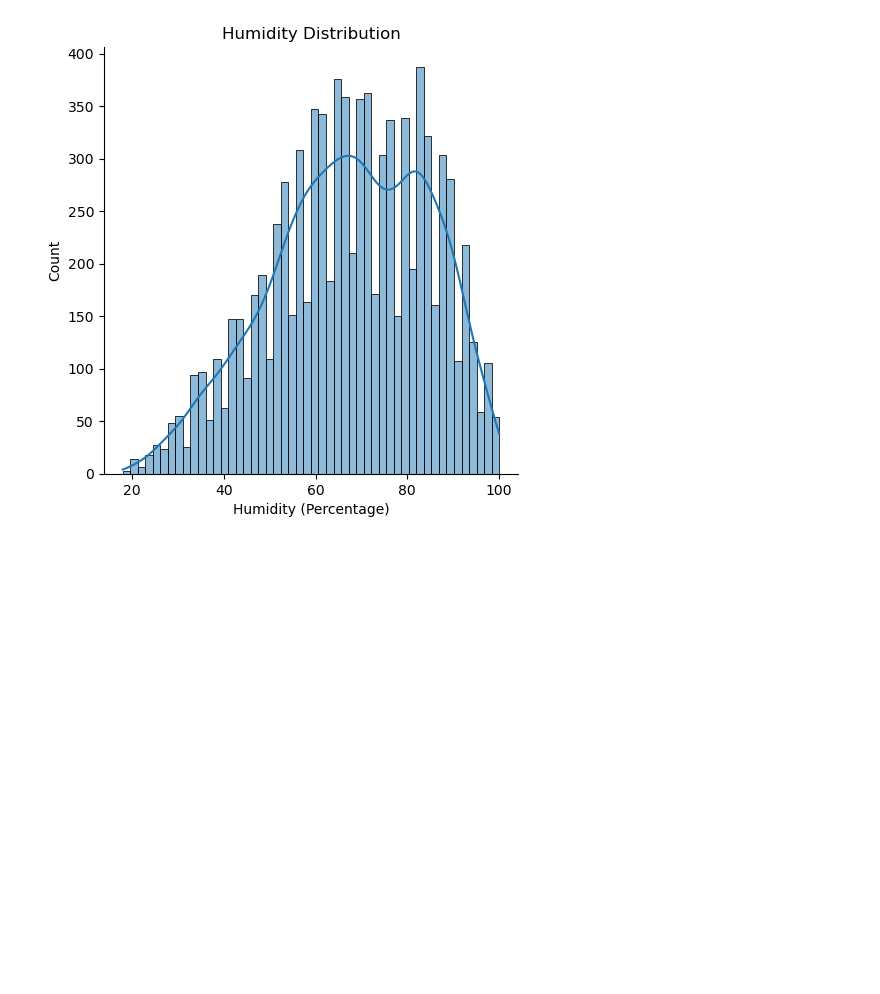
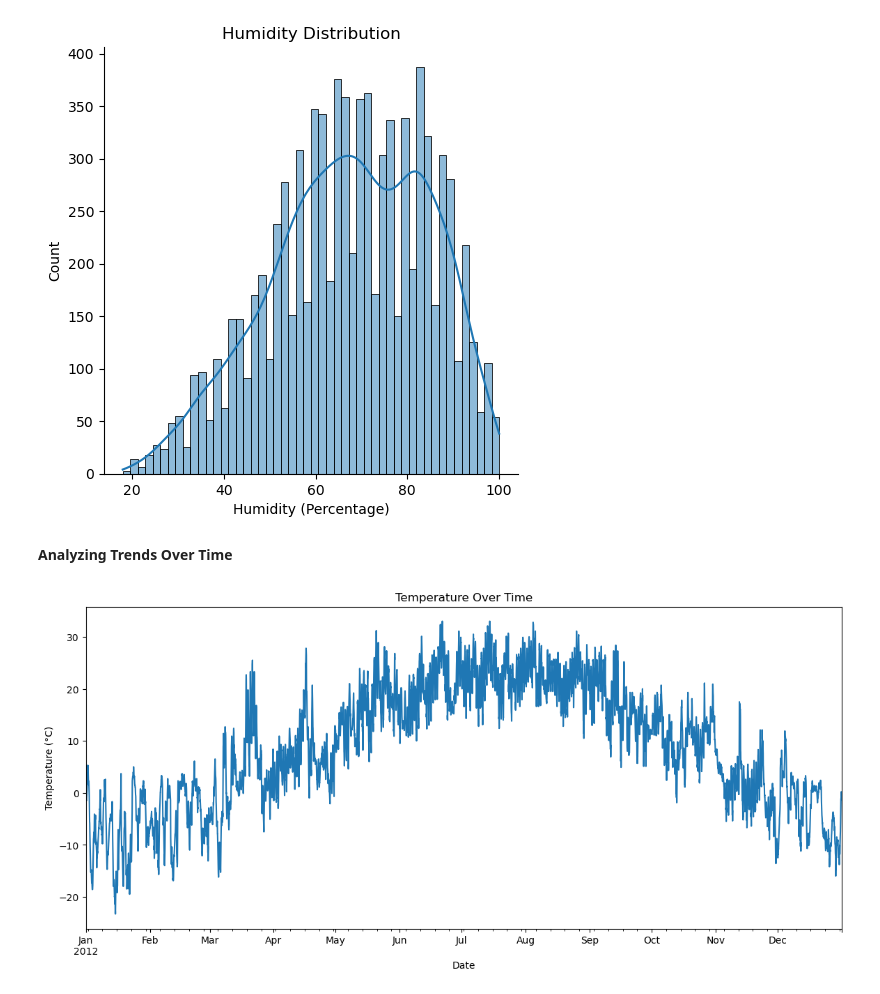
Before and after one commit to sophiembanda/SoftGrowTech_Weather_Data_Analysis, a Jupyter notebook: Weather Data Analysis.ipynb, the cells around one changed output. Saved outputs shown, nothing was run; the diff lists cells and outputs as text; code cells hidden in the pictures; blank space fills up the shorter version.

Commit message:
Analysis of trends over time

```diff
--- a/Weather Data Analysis.ipynb
+++ b/Weather Data Analysis.ipynb
@@ -102,3 +102,19 @@ plt.xlabel('Humidity (Percentage)')
 # %% [output]
 Text(0.5, 9.444444444444438, 'Humidity (Percentage)')
 [figure]
+# %% [markdown]
+**Analyzing Trends Over Time**
+# %%
+# Convert Date/Time to datetime and set as index
+data['Date/Time'] = pd.to_datetime(data['Date/Time'])
+data.set_index('Date/Time', inplace=True)
+# %%
+# Plot temperature over time
+plt.figure(figsize=(14, 6))
+data['Temp_C'].plot()
+plt.title('Temperature Over Time')
+plt.ylabel('Temperature (°C)')
+plt.xlabel('Date')
+plt.show()
+# %% [output]
+[figure, added]
```
Also changed, not shown: parts of 7 cells of this notebook.
